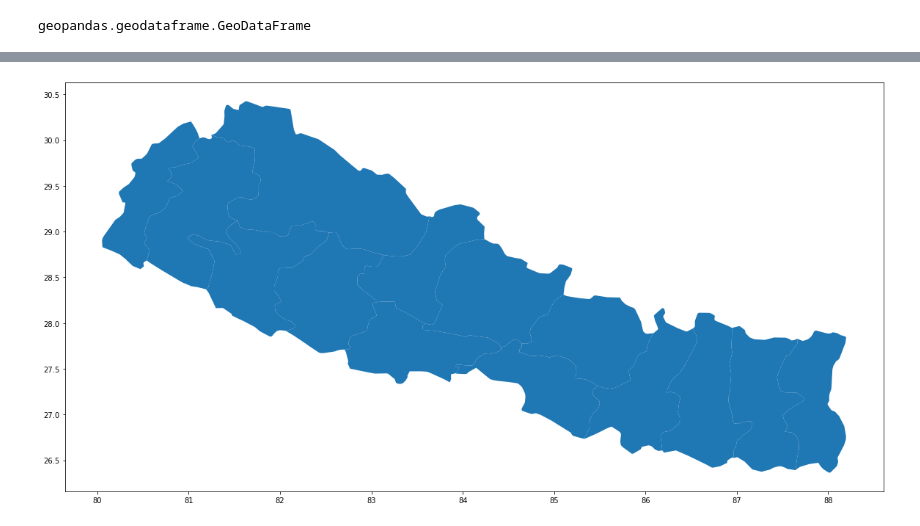
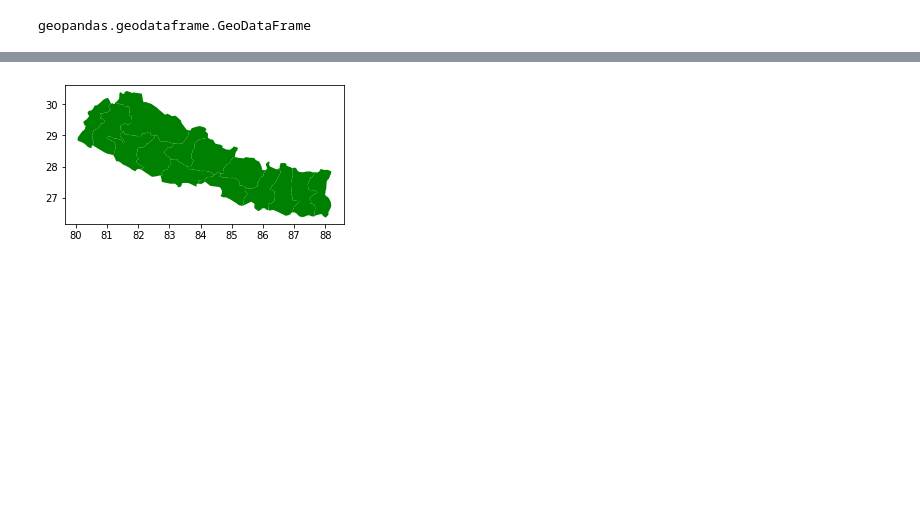
Before and after one commit to ffelfis/OrgaDatosTPs, a Jupyter notebook: TP1/nb_facundo.ipynb, the cells around one changed output, grey strips where cells are left out. Cells and saved outputs as stored; diff of their text form; code cells hidden in the pictures; blank space fills up the shorter version.

```diff
--- a/TP1/nb_facundo.ipynb
+++ b/TP1/nb_facundo.ipynb
@@ -230,6 +251,6 @@ map_df.sample(2)
 # %%
-map_df.plot(figsize=(20,20))
+map_df.plot(figsize=(5,5), color='green')
 
 plt.show()
 # %% [output]
-[figure, old version]
+[figure, new version]
```
Also changed, not shown: parts of 6 cells of this notebook.
